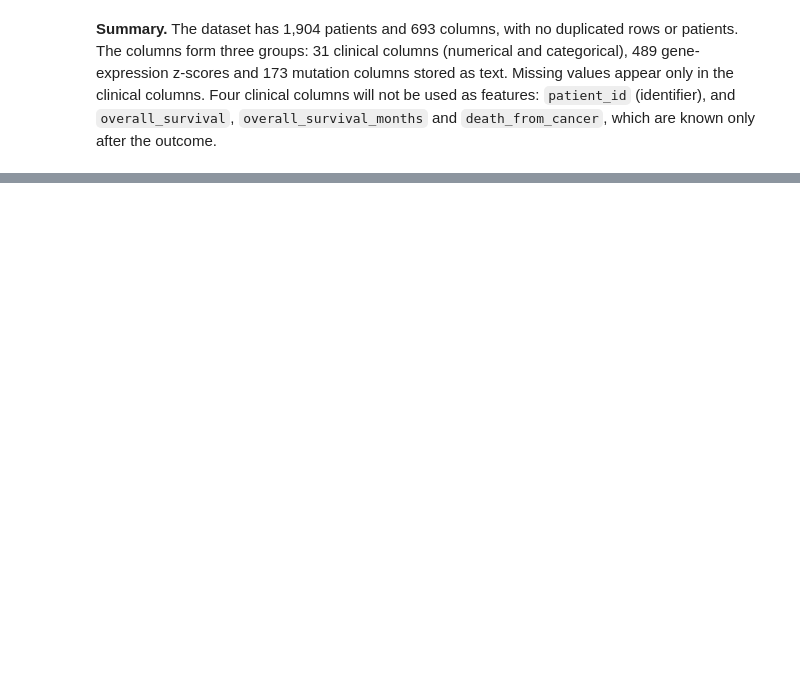
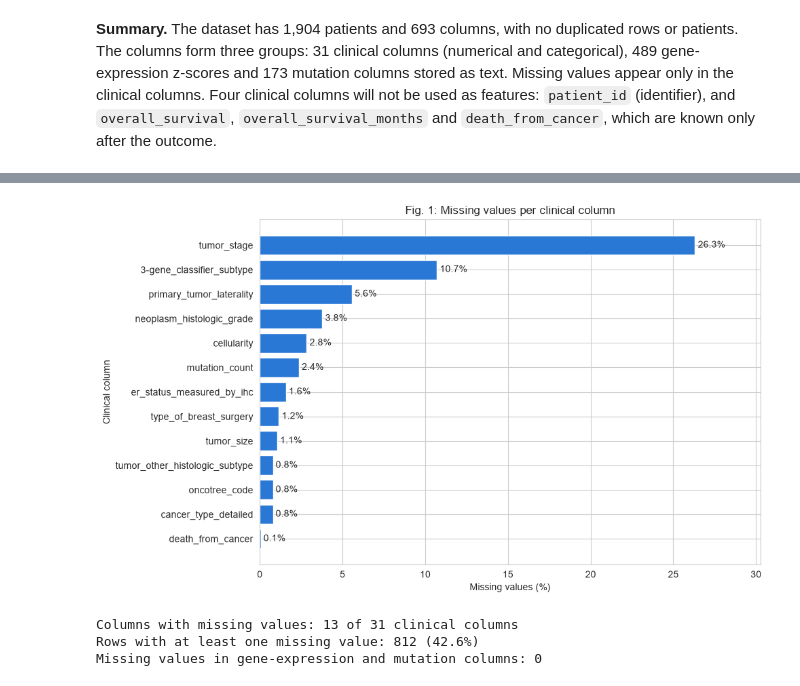
Before and after one commit to Mayma9/metabric-ml1-project, a Jupyter notebook: notebooks/01_eda.ipynb, the cells around one changed output, grey strips where cells are left out. Cells and saved outputs as stored; diff of their text form; code cells hidden in the pictures; blank space fills up the shorter version.

```diff
--- a/notebooks/01_eda.ipynb
+++ b/notebooks/01_eda.ipynb
@@ -35,6 +40,7 @@ import numpy as np
 import pandas as pd
 import matplotlib.pyplot as plt
 import seaborn as sns
+from matplotlib.colors import LinearSegmentedColormap
 
 SEED = 42
 np.random.seed(SEED)
@@ -42,3 +48,6 @@ plt.rcParams['figure.figsize'] = (10, 6)
 plt.rcParams['figure.dpi'] = 100
 sns.set_style('whitegrid')
 pd.set_option('display.max_colwidth', None)
+
+C0, C1 = '#2a78d6', '#eb6834'          # class 0 (blue), class 1 (orange)
+CMAP_DIV = LinearSegmentedColormap.from_list('blue_orange', [C0, '#f0efec', C1])
@@ -230,0 +291,23 @@ data_dict
+# %%
+missing_pct = df[clinical_cols].isna().mean() * 100
+missing_pct = missing_pct[missing_pct > 0].sort_values()
+
+fig, ax = plt.subplots(figsize=(10, 6))
+bars = ax.barh(missing_pct.index, missing_pct.values, color=C0)
+ax.bar_label(bars, fmt='%.1f%%', padding=3)
+ax.set_title('Fig. 1: Missing values per clinical column')
+ax.set_xlabel('Missing values (%)')
+ax.set_ylabel('Clinical column')
+ax.set_xlim(0, missing_pct.max() * 1.15)
+plt.tight_layout()
+plt.show()
+
+rows_with_gap = df[clinical_cols].isna().any(axis=1).sum()
+print(f"Columns with missing values: {len(missing_pct)} of {len(clinical_cols)} clinical columns")
+print(f"Rows with at least one missing value: {rows_with_gap} ({rows_with_gap / len(df):.1%})")
+print(f"Missing values in gene-expression and mutation columns: {df[expr_cols + mut_cols].isna().sum().sum()}")
+# %% [output]
+[figure, added]
+Columns with missing values: 13 of 31 clinical columns
+Rows with at least one missing value: 812 (42.6%)
+Missing values in gene-expression and mutation columns: 0
```
Also changed, not shown: parts of 55 cells of this notebook.
